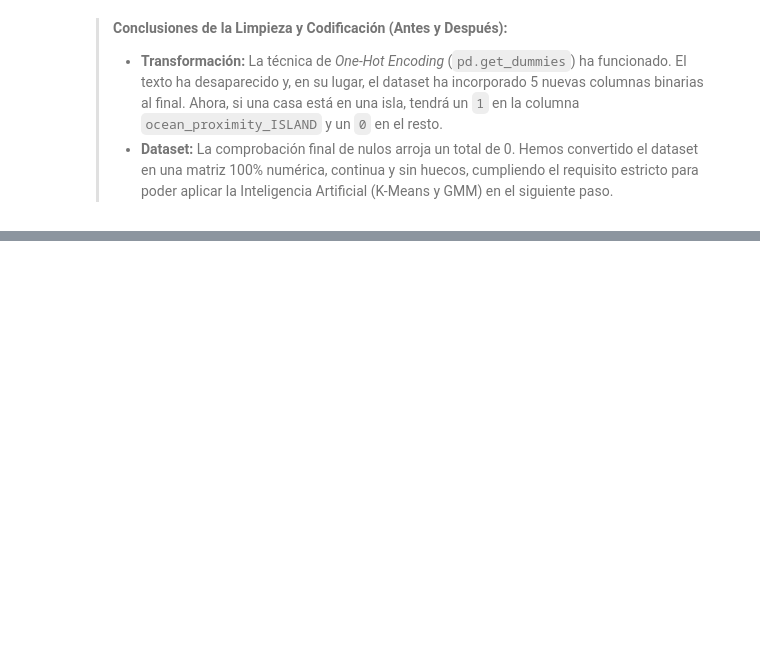
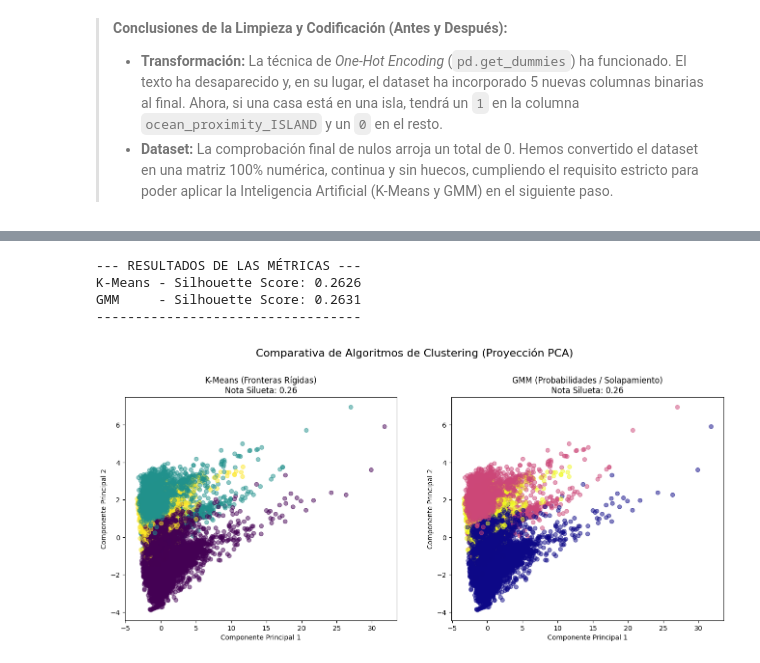
Before and after one commit to Jolehisy08/EMDC_Jolehisy_Acevedo_Medina, a Jupyter notebook: EMDC_JAM.ipynb, the cells around one changed output, grey strips where cells are left out. Cells and saved outputs as stored; diff of their text form; code cells hidden in the pictures; blank space fills up the shorter version.

```diff
--- a/EMDC_JAM.ipynb
+++ b/EMDC_JAM.ipynb
@@ -214,0 +407,42 @@ dtype: int64
+# %%
+from sklearn.metrics import silhouette_score
+from sklearn.decomposition import PCA
+import matplotlib.pyplot as plt
+
+# 1. CÁLCULO DE MÉTRICAS (Silhouette Score)
+# Usamos una muestra de 5000
+sil_kmeans = silhouette_score(X_scaled, clusters_kmeans, sample_size=5000, random_state=42)
+sil_gmm = silhouette_score(X_scaled, clusters_gmm, sample_size=5000, random_state=42)
+
+print("\n--- RESULTADOS DE LAS MÉTRICAS ---")
+print(f"K-Means - Silhouette Score: {sil_kmeans:.4f}")
+print(f"GMM     - Silhouette Score: {sil_gmm:.4f}")
+print("-" * 34)
+
+# 2. REDUCCIÓN DE DIMENSIONALIDAD PARA VISUALIZAR
+pca = PCA(n_components=2)
+X_pca = pca.fit_transform(X_scaled)
+
+# 3. VISUALIZACIÓN DE LOS CLÚSTERES
+fig, (ax1, ax2) = plt.subplots(1, 2, figsize=(16, 6))
+
+# Gráfico para K-Means
+ax1.scatter(X_pca[:, 0], X_pca[:, 1], c=clusters_kmeans, cmap='viridis', alpha=0.5)
+ax1.set_title(f'K-Means (Fronteras Rígidas)\nNota Silueta: {sil_kmeans:.2f}', fontsize=12)
+ax1.set_xlabel('Componente Principal 1')
+ax1.set_ylabel('Componente Principal 2')
+
+# Gráfico para GMM
+ax2.scatter(X_pca[:, 0], X_pca[:, 1], c=clusters_gmm, cmap='plasma', alpha=0.5)
+ax2.set_title(f'GMM (Probabilidades / Solapamiento)\nNota Silueta: {sil_gmm:.2f}', fontsize=12)
+ax2.set_xlabel('Componente Principal 1')
+ax2.set_ylabel('Componente Principal 2')
+
+plt.suptitle("Comparativa de Algoritmos de Clustering (Proyección PCA)", fontsize=16, y=1.05)
+plt.show()
+# %% [output]
+--- RESULTADOS DE LAS MÉTRICAS ---
+K-Means - Silhouette Score: 0.2626
+GMM     - Silhouette Score: 0.2631
+----------------------------------
+[figure, added]
```
Also changed, not shown: parts of 14 cells of this notebook.
